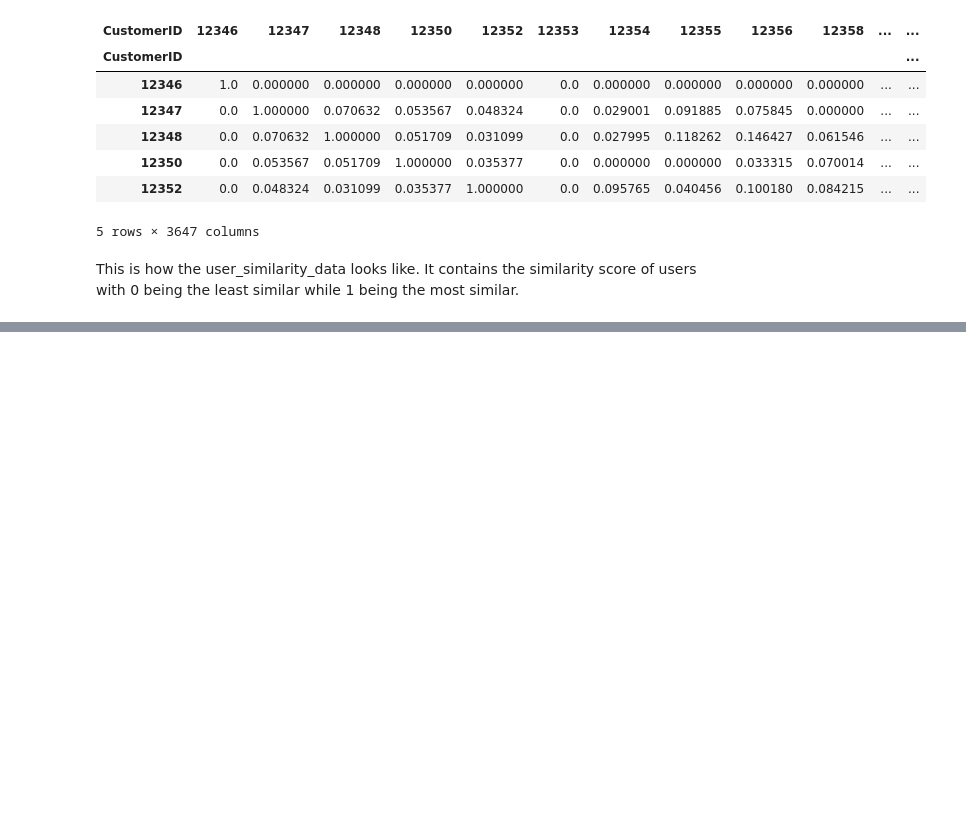
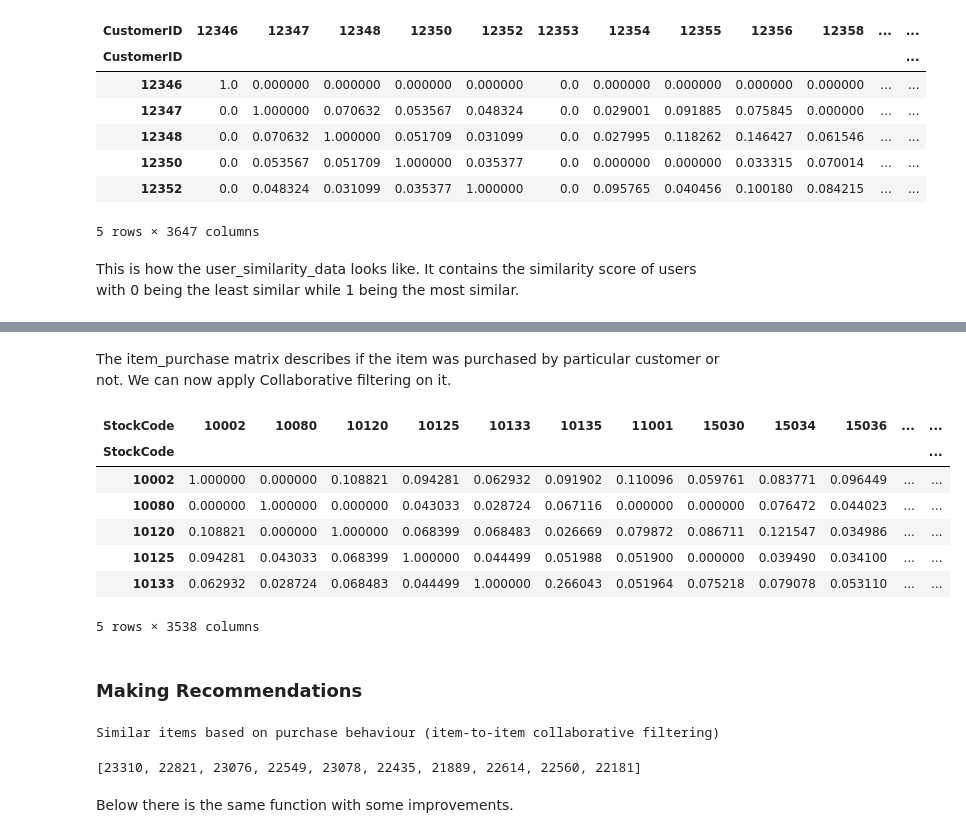
Before and after one commit to LeonardoSMSoares/Recommender-Systems-with-Python, a Jupyter notebook: Applied Recommender Systems with Python/Ch5 - Collaborative Filtering Part 2.ipynb, the cells around one changed output, grey strips where cells are left out. Cells and saved outputs as stored; diff of their text form; code cells hidden in the pictures; blank space fills up the shorter version.

```diff
--- a/Applied Recommender Systems with Python/Ch5 - Collaborative Filtering Part 2.ipynb
+++ b/Applied Recommender Systems with Python/Ch5 - Collaborative Filtering Part 2.ipynb
@@ -214,0 +337,23 @@ This is how the user_similarity_data looks like. It contains the similarity scor
+# %%
+items_purchase_df = items_purchase_df.applymap(encode_units)
+# %% [markdown]
+The item_purchase matrix describes if the item was purchased by particular customer or not. We can now apply Collaborative filtering on it.
+# %%
+# Applying Cosine similarity on the items
+item_similarities = cosine_similarity(items_purchase_df)
+
+# Storing the similarity scores in a dataframe
+item_similarity_data = pd.DataFrame(item_similarities,index=items_purchase_df.index,columns=items_purchase_df.index)
+
+item_similarity_data.head()
+# %% [output]
+| StockCode | 10002 | 10080 | 10120 | 10125 | 10133 | 10135 | 11001 | 15030 | 15034 | 15036 | ... | ... |
+| StockCode |  |  |  |  |  |  |  |  |  |  |  | ... |
+| 10002 | 1.000000 | 0.000000 | 0.108821 | 0.094281 | 0.062932 | 0.091902 | 0.110096 | 0.059761 | 0.083771 | 0.096449 | ... | ... |
+| 10080 | 0.000000 | 1.000000 | 0.000000 | 0.043033 | 0.028724 | 0.067116 | 0.000000 | 0.000000 | 0.076472 | 0.044023 | ... | ... |
+| 10120 | 0.108821 | 0.000000 | 1.000000 | 0.068399 | 0.068483 | 0.026669 | 0.079872 | 0.086711 | 0.121547 | 0.034986 | ... | ... |
+| 10125 | 0.094281 | 0.043033 | 0.068399 | 1.000000 | 0.044499 | 0.051988 | 0.051900 | 0.000000 | 0.039490 | 0.034100 | ... | ... |
+| 10133 | 0.062932 | 0.028724 | 0.068483 | 0.044499 | 1.000000 | 0.266043 | 0.051964 | 0.075218 | 0.079078 | 0.053110 | ... | ... |
+5 rows × 3538 columns
+# %% [markdown]
+### Making Recommendations
@@ -214,0 +393,8 @@ This is how the user_similarity_data looks like. It contains the similarity scor
+# %%
+similar_items = fetch_similar_items(10002)
+similar_items
+# %% [output]
+Similar items based on purchase behaviour (item-to-item collaborative filtering)
+[23310, 22821, 23076, 22549, 23078, 22435, 21889, 22614, 22560, 22181]
+# %% [markdown]
+Below there is the same function with some improvements.
```
Also changed, not shown: parts of 15 cells of this notebook.
